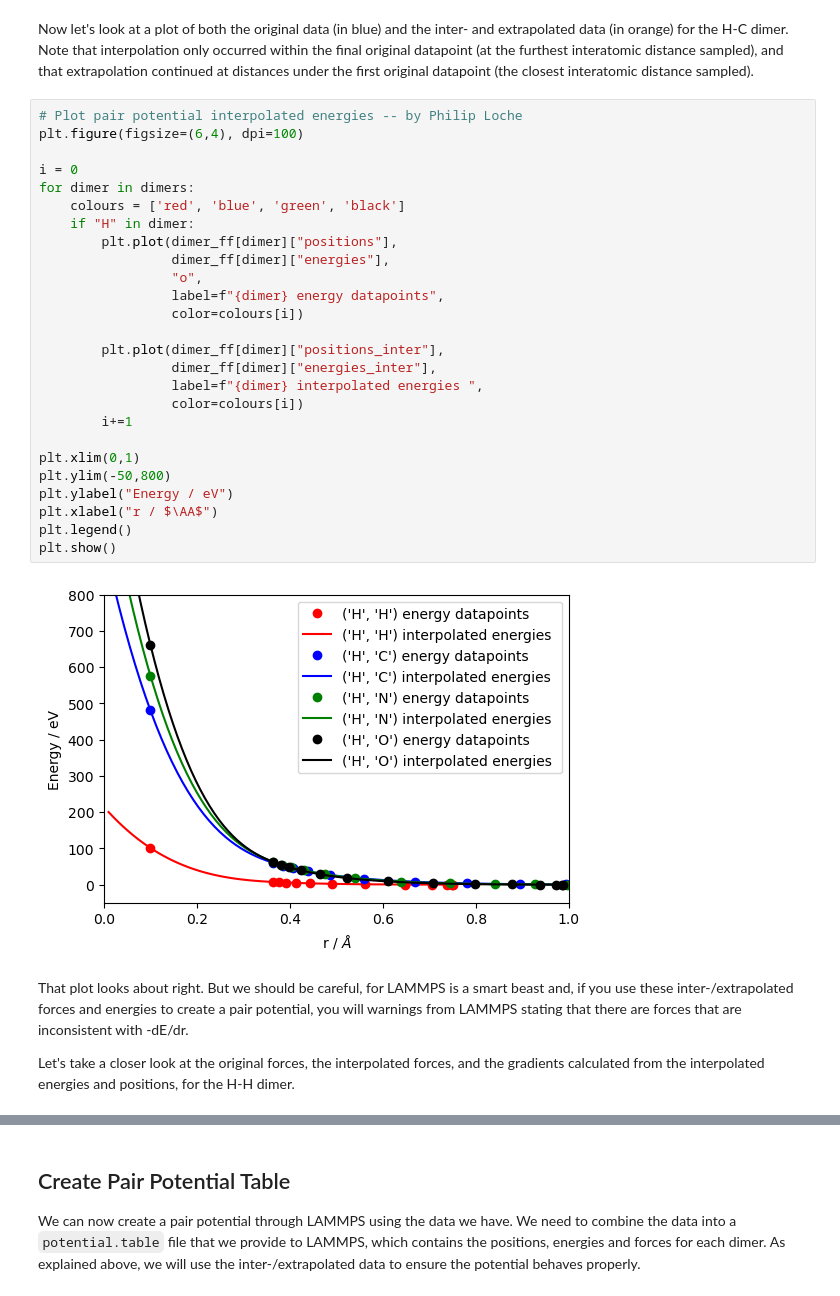
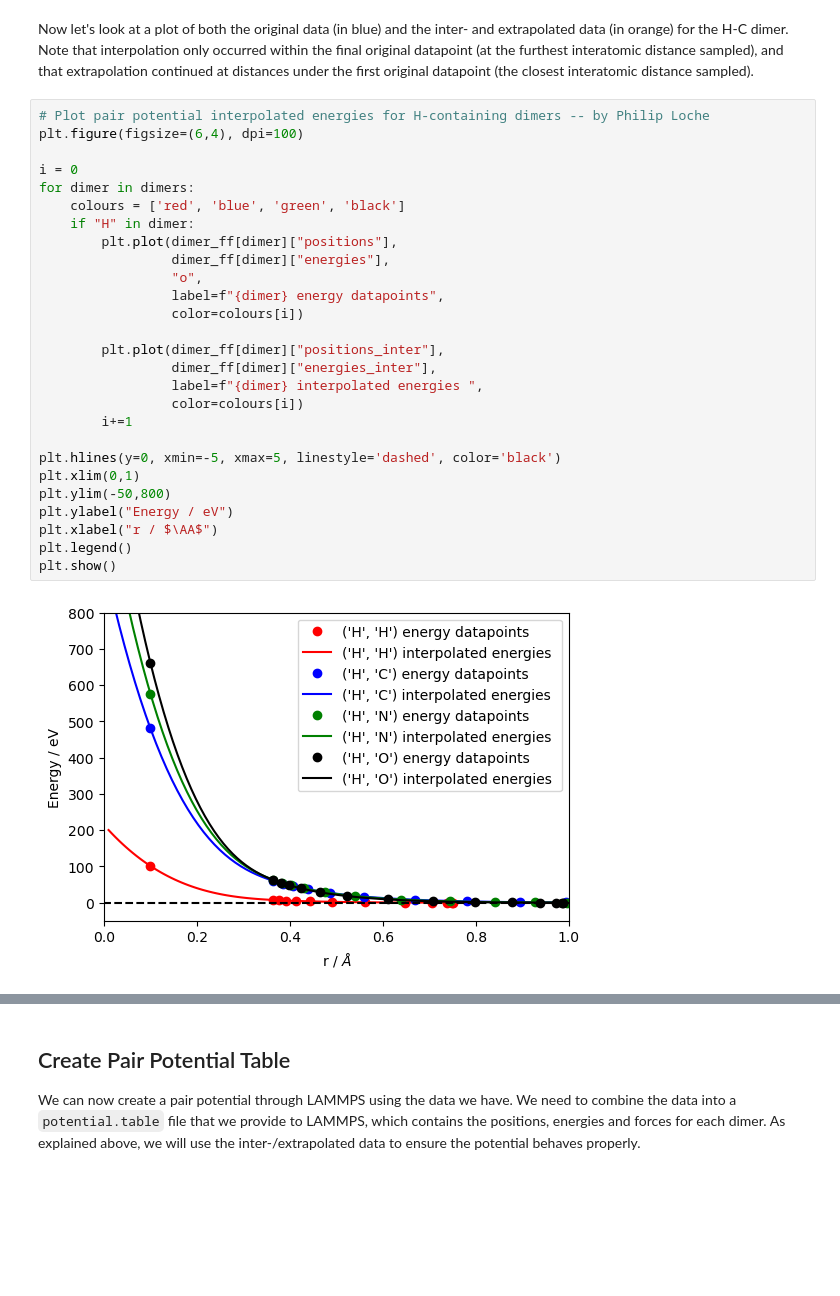
Before and after one commit to victorprincipe/pair_potentials, a Jupyter notebook: Pair_Potentials_w_GAP_Models.ipynb, the cells around one changed output, grey strips where cells are left out. Saved outputs shown, nothing was run; the diff lists cells and outputs as text; blank space fills up the shorter version.

```diff
--- a/Pair_Potentials_w_GAP_Models.ipynb
+++ b/Pair_Potentials_w_GAP_Models.ipynb
@@ -309,34 +309,31 @@ for dimer in dimers:
 # %% [markdown]
 Now let's look at a plot of both the original data (in blue) and the inter- and extrapolated data (in orange) for the H-C dimer. Note that interpolation only occurred within the final original datapoint (at the furthest interatomic distance sampled), and that extrapolation continued at distances under the first original datapoint (the closest interatomic distance sampled).
 # %%
-# Plot pair potential interpolated energies -- by Philip Loche
+# Plot pair potential interpolated energies for H-containing dimers -- by Philip Loche
 plt.figure(figsize=(6,4), dpi=100)
 
 i = 0
 for dimer in dimers:
     colours = ['red', 'blue', 'green', 'black']
     if "H" in dimer:
         plt.plot(dimer_ff[dimer]["positions"],
                  dimer_ff[dimer]["energies"],
                  "o",
                  label=f"{dimer} energy datapoints",
                  color=colours[i])
 
         plt.plot(dimer_ff[dimer]["positions_inter"],
                  dimer_ff[dimer]["energies_inter"],
                  label=f"{dimer} interpolated energies ",
                  color=colours[i])
         i+=1
 
+plt.hlines(y=0, xmin=-5, xmax=5, linestyle='dashed', color='black')
 plt.xlim(0,1)
 plt.ylim(-50,800)
 plt.ylabel("Energy / eV")
 plt.xlabel("r / $\AA$")
 plt.legend()
 plt.show()
 # %% [output]
-[figure, old version]
+[figure, new version]
-# %% [markdown]
-That plot looks about right. But we should be careful, for LAMMPS is a smart beast and, if you use these inter-/extrapolated forces and energies to create a pair potential, you will warnings from LAMMPS stating that there are forces that are inconsistent with -dE/dr.
-
-Let's take a closer look at the original forces, the interpolated forces, and the gradients calculated from the interpolated energies and positions, for the H-H dimer.
```
Also changed, not shown: parts of 16 cells of this notebook.
